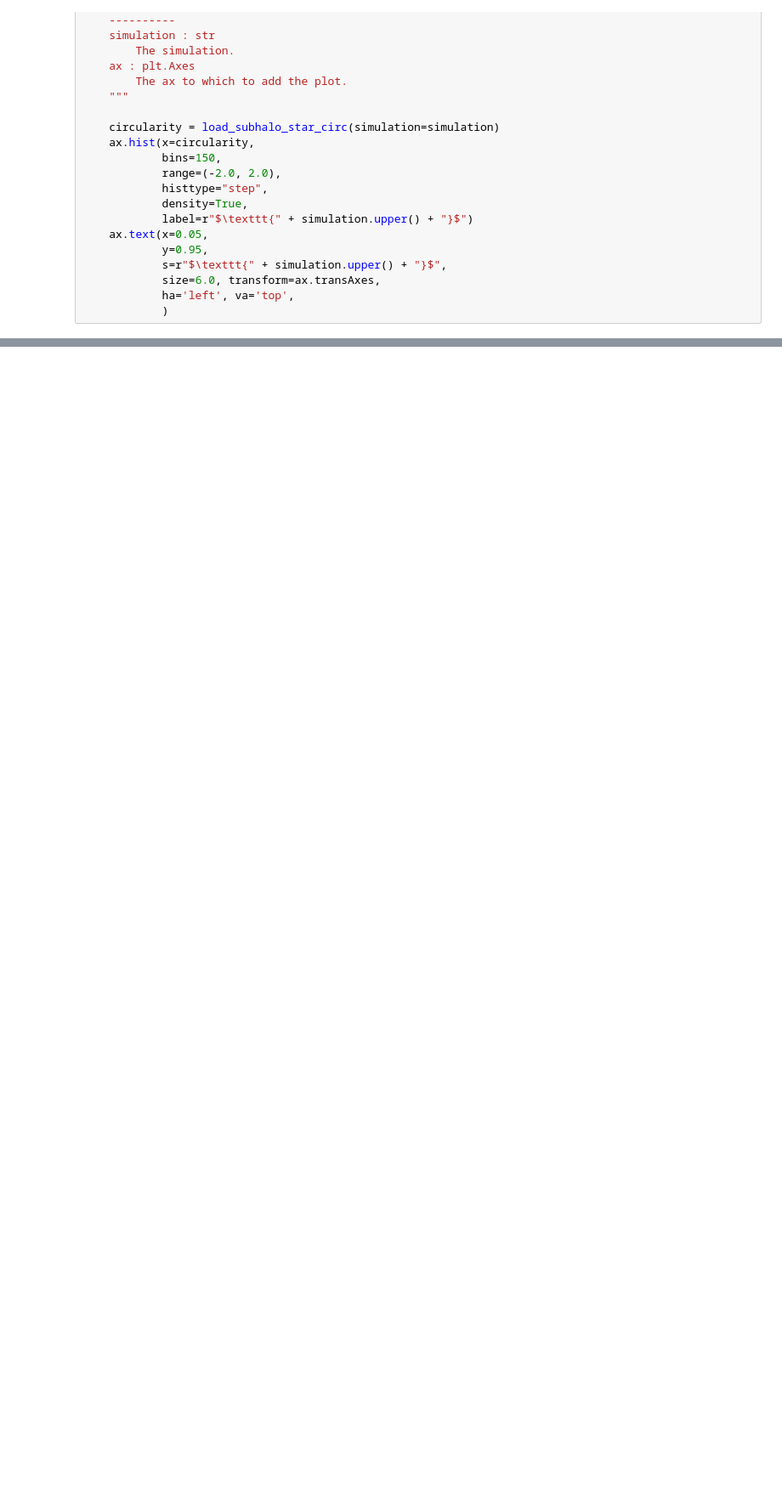
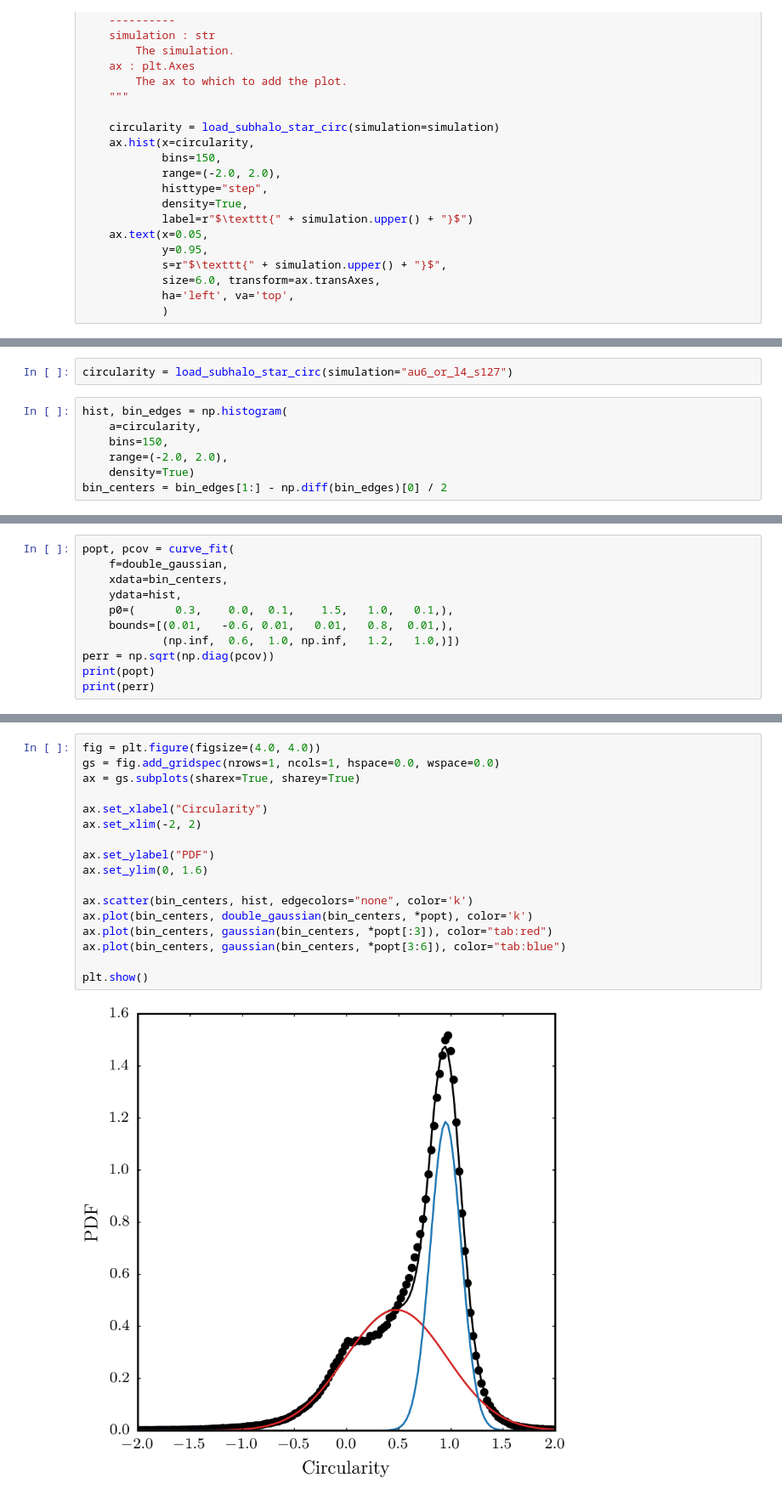
Before and after one commit to ffiza/auriga-metals, a Jupyter notebook: scripts/Circularity.ipynb, the cells around one changed output, grey strips where cells are left out. Shown at 85% size. Cells and saved outputs as stored; diff of their text form; blank space fills up the shorter version.

Commit message:
Add notebook with analysis of circularity distribution.

```diff
--- a/scripts/Circularity.ipynb
+++ b/scripts/Circularity.ipynb
@@ -102,0 +108,9 @@ plot_age_metal_rel_for_sample(simulations=reruns,
+# %%
+circularity = load_subhalo_star_circ(simulation="au6_or_l4_s127")
+# %%
+hist, bin_edges = np.histogram(
+    a=circularity,
+    bins=150,
+    range=(-2.0, 2.0),
+    density=True)
+bin_centers = bin_edges[1:] - np.diff(bin_edges)[0] / 2
@@ -102,0 +119,11 @@ plot_age_metal_rel_for_sample(simulations=reruns,
+# %%
+popt, pcov = curve_fit(
+    f=double_gaussian,
+    xdata=bin_centers,
+    ydata=hist,
+    p0=(      0.3,    0.0,  0.1,    1.5,   1.0,   0.1,),
+    bounds=[(0.01,   -0.6, 0.01,   0.01,   0.8,  0.01,),
+            (np.inf,  0.6,  1.0, np.inf,   1.2,   1.0,)])
+perr = np.sqrt(np.diag(pcov))
+print(popt)
+print(perr)
@@ -102,0 +133,19 @@ plot_age_metal_rel_for_sample(simulations=reruns,
+# %%
+fig = plt.figure(figsize=(4.0, 4.0))
+gs = fig.add_gridspec(nrows=1, ncols=1, hspace=0.0, wspace=0.0)
+ax = gs.subplots(sharex=True, sharey=True)
+
+ax.set_xlabel("Circularity")
+ax.set_xlim(-2, 2)
+
+ax.set_ylabel("PDF")
+ax.set_ylim(0, 1.6)
+
+ax.scatter(bin_centers, hist, edgecolors="none", color='k')
+ax.plot(bin_centers, double_gaussian(bin_centers, *popt), color='k')
+ax.plot(bin_centers, gaussian(bin_centers, *popt[:3]), color="tab:red")
+ax.plot(bin_centers, gaussian(bin_centers, *popt[3:6]), color="tab:blue")
+
+plt.show()
+# %% [output]
+[figure, added]
```
Also changed, not shown: parts of 19 cells of this notebook.
